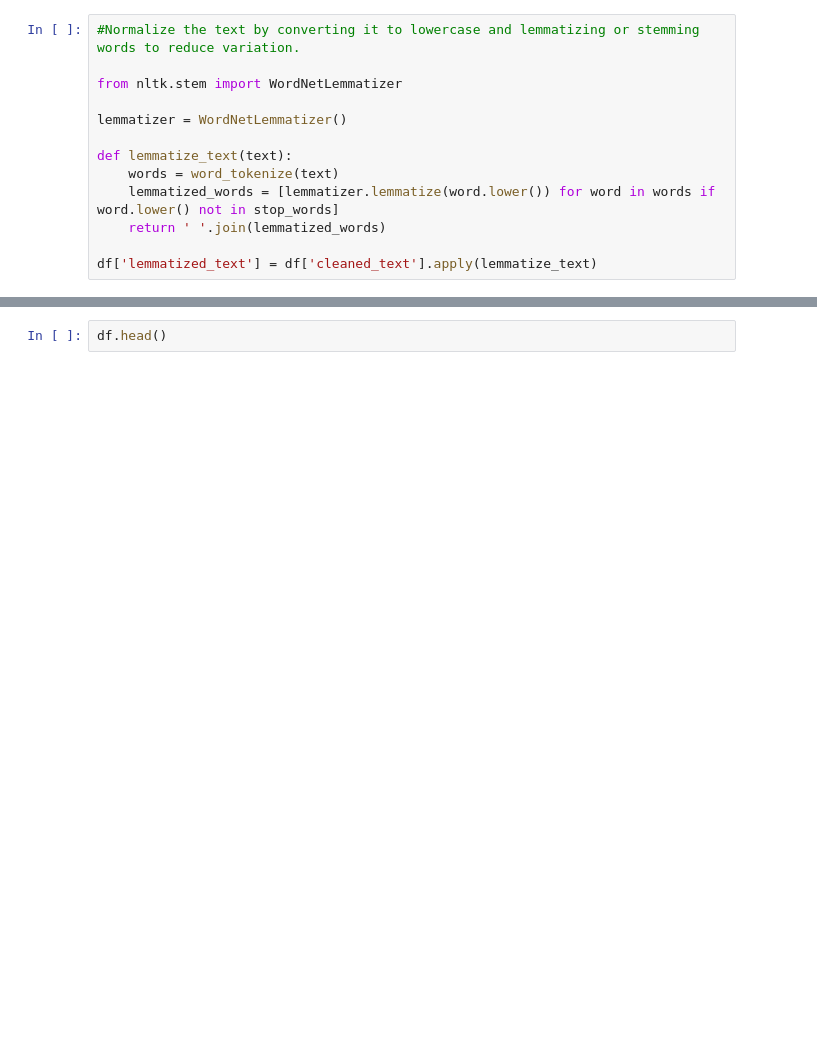
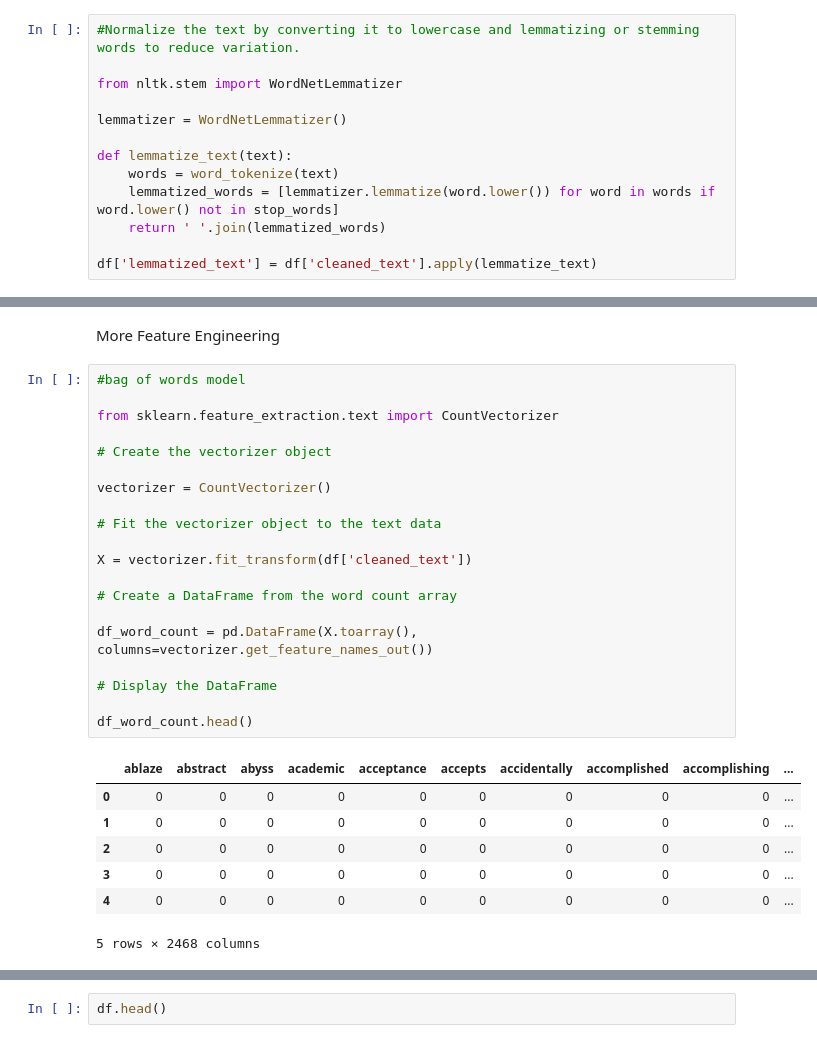
Before and after one commit to remyben-creator/ML_final_project, a Jupyter notebook: ml.ipynb, the cells around one changed output, grey strips where cells are left out. Drawn from its saved outputs; the diff is of its cells as text; blank space fills up the shorter version.

```diff
--- a/ml.ipynb
+++ b/ml.ipynb
@@ -124,0 +226,30 @@ df['lemmatized_text'] = df['cleaned_text'].apply(lemmatize_text)
+# %% [markdown]
+More Feature Engineering
+# %%
+#bag of words model
+
+from sklearn.feature_extraction.text import CountVectorizer
+
+# Create the vectorizer object
+
+vectorizer = CountVectorizer()
+
+# Fit the vectorizer object to the text data
+
+X = vectorizer.fit_transform(df['cleaned_text'])
+
+# Create a DataFrame from the word count array
+
+df_word_count = pd.DataFrame(X.toarray(), columns=vectorizer.get_feature_names_out())
+
+# Display the DataFrame
+
+df_word_count.head()
+# %% [output]
+|  | ablaze | abstract | abyss | academic | acceptance | accepts | accidentally | accomplished | accomplishing | ... |
+| 0 | 0 | 0 | 0 | 0 | 0 | 0 | 0 | 0 | 0 | ... |
+| 1 | 0 | 0 | 0 | 0 | 0 | 0 | 0 | 0 | 0 | ... |
+| 2 | 0 | 0 | 0 | 0 | 0 | 0 | 0 | 0 | 0 | ... |
+| 3 | 0 | 0 | 0 | 0 | 0 | 0 | 0 | 0 | 0 | ... |
+| 4 | 0 | 0 | 0 | 0 | 0 | 0 | 0 | 0 | 0 | ... |
+5 rows × 2468 columns
```
Also changed, not shown: parts of 7 cells of this notebook.
